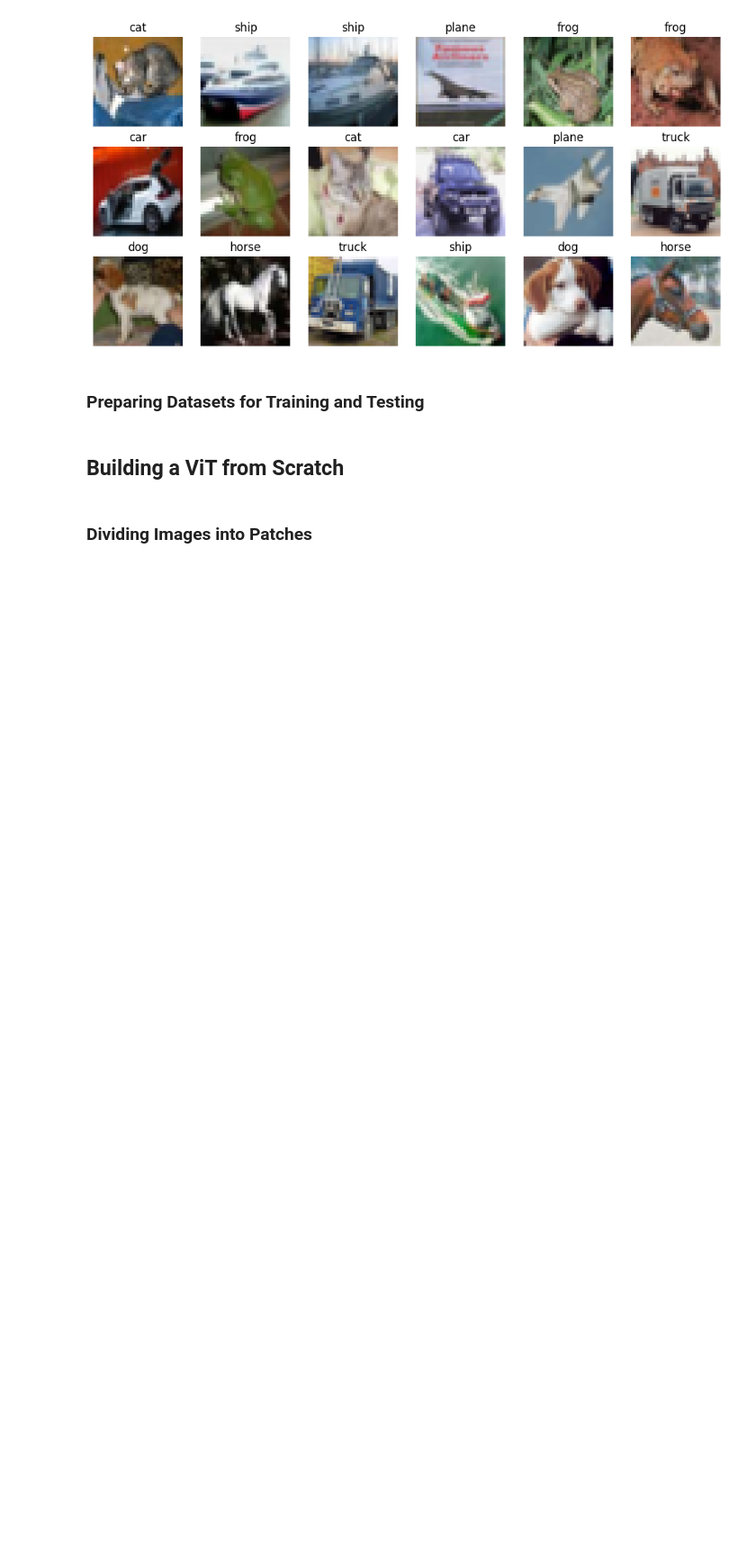
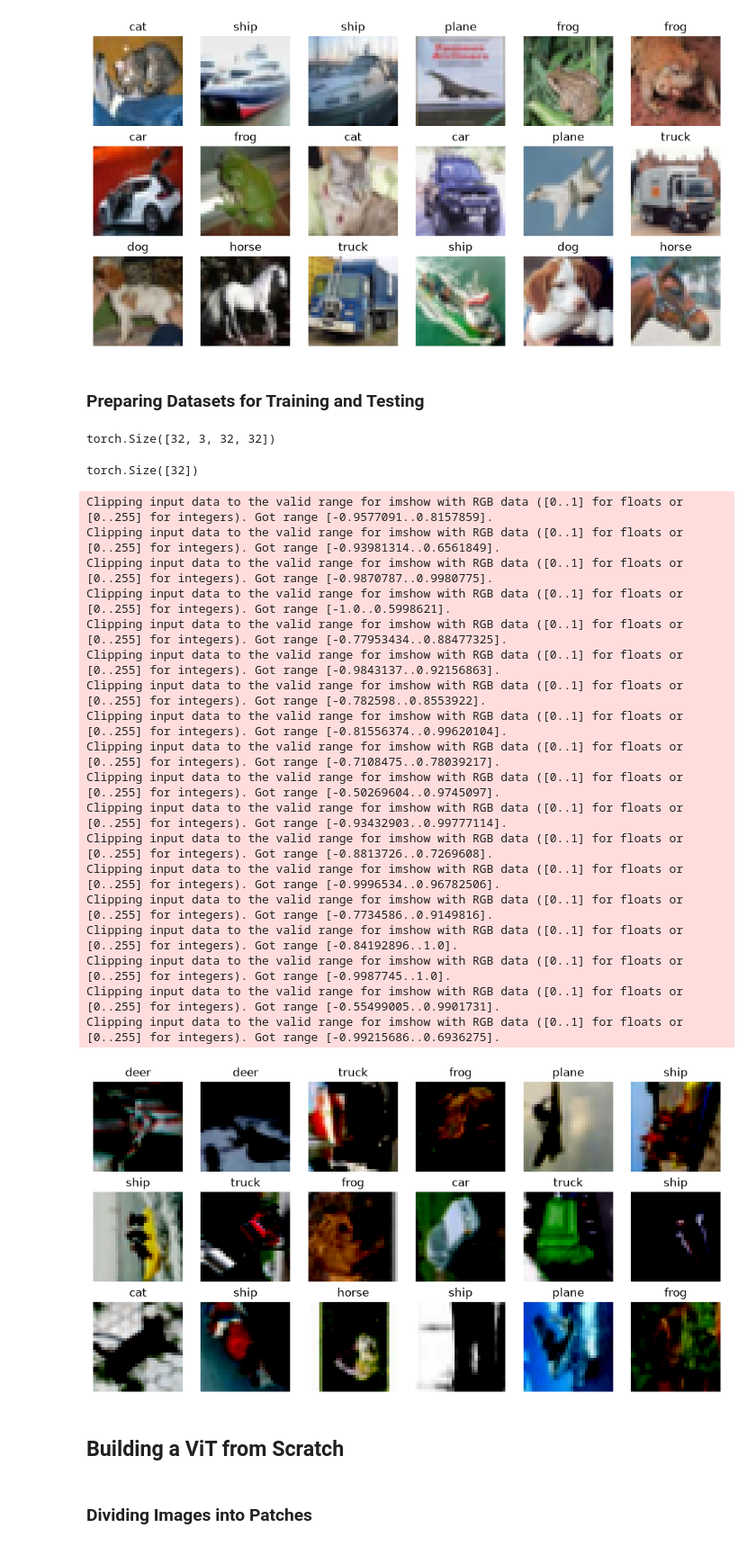
Before and after one commit to SandroAlex/llms-build-and-deploy, a Jupyter notebook: learning/build_a_text_to_image_generator_from_scratch/03_classify_images_with_a_vision_transformer.ipynb, the cells around one changed output. Shown at 90% size. Saved outputs shown, nothing was run; the diff lists cells and outputs as text; code cells hidden in the pictures; blank space fills up the shorter version.

```diff
--- a/learning/build_a_text_to_image_generator_from_scratch/03_classify_images_with_a_vision_transformer.ipynb
+++ b/learning/build_a_text_to_image_generator_from_scratch/03_classify_images_with_a_vision_transformer.ipynb
@@ -100,6 +127,52 @@ trainset.transform = transforms.Compose([
 # %%
 # Dataloader
 trainloader = torch.utils.data.DataLoader(trainset, batch_size=32, shuffle=True)
+# %%
+# Single batch
+batch = list(trainloader)[38]
+# %%
+# Features
+batch[0].shape
+# %% [output]
+torch.Size([32, 3, 32, 32])
+# %%
+# Target
+batch[1].shape
+# %% [output]
+torch.Size([32])
+# %%
+# Create a 3 by 6 grid of pictures
+plt.figure(figsize=(12,6), dpi=100)
+
+for i in range(3):
+    for j in range(6):
+        plt.subplot(3, 6, 6*i+j+1)
+        plt.imshow(batch[0][6*i+j].transpose(0,2))
+        plt.axis('off')
+        plt.title(names[batch[1][6*i+j]], fontsize=12)
+
+plt.subplots_adjust(hspace=0.20)
+plt.show()
+# %% [output]
+Clipping input data to the valid range for imshow with RGB data ([0..1] for floats or [0..255] for integers). Got range [-0.9577091..0.8157859].
+Clipping input data to the valid range for imshow with RGB data ([0..1] for floats or [0..255] for integers). Got range [-0.93981314..0.6561849].
+Clipping input data to the valid range for imshow with RGB data ([0..1] for floats or [0..255] for integers). Got range [-0.9870787..0.9980775].
+Clipping input data to the valid range for imshow with RGB data ([0..1] for floats or [0..255] for integers). Got range [-1.0..0.5998621].
+Clipping input data to the valid range for imshow with RGB data ([0..1] for floats or [0..255] for integers). Got range [-0.77953434..0.88477325].
+Clipping input data to the valid range for imshow with RGB data ([0..1] for floats or [0..255] for integers). Got range [-0.9843137..0.92156863].
+Clipping input data to the valid range for imshow with RGB data ([0..1] for floats or [0..255] for integers). Got range [-0.782598..0.8553922].
+Clipping input data to the valid range for imshow with RGB data ([0..1] for floats or [0..255] for integers). Got range [-0.81556374..0.99620104].
+Clipping input data to the valid range for imshow with RGB data ([0..1] for floats or [0..255] for integers). Got range [-0.7108475..0.78039217].
+Clipping input data to the valid range for imshow with RGB data ([0..1] for floats or [0..255] for integers). Got range [-0.50269604..0.9745097].
+Clipping input data to the valid range for imshow with RGB data ([0..1] for floats or [0..255] for integers). Got range [-0.93432903..0.99777114].
+Clipping input data to the valid range for imshow with RGB data ([0..1] for floats or [0..255] for integers). Got range [-0.8813726..0.7269608].
+Clipping input data to the valid range for imshow with RGB data ([0..1] for floats or [0..255] for integers). Got range [-0.9996534..0.96782506].
+Clipping input data to the valid range for imshow with RGB data ([0..1] for floats or [0..255] for integers). Got range [-0.7734586..0.9149816].
+Clipping input data to the valid range for imshow with RGB data ([0..1] for floats or [0..255] for integers). Got range [-0.84192896..1.0].
+Clipping input data to the valid range for imshow with RGB data ([0..1] for floats or [0..255] for integers). Got range [-0.9987745..1.0].
+Clipping input data to the valid range for imshow with RGB data ([0..1] for floats or [0..255] for integers). Got range [-0.55499005..0.9901731].
+Clipping input data to the valid range for imshow with RGB data ([0..1] for floats or [0..255] for integers). Got range [-0.99215686..0.6936275].
+[figure, added]
 # %%
 testset.transform = transforms.Compose([
     transforms.ToTensor(),
```
Also changed, not shown: parts of 9 cells of this notebook, 7 other files.
